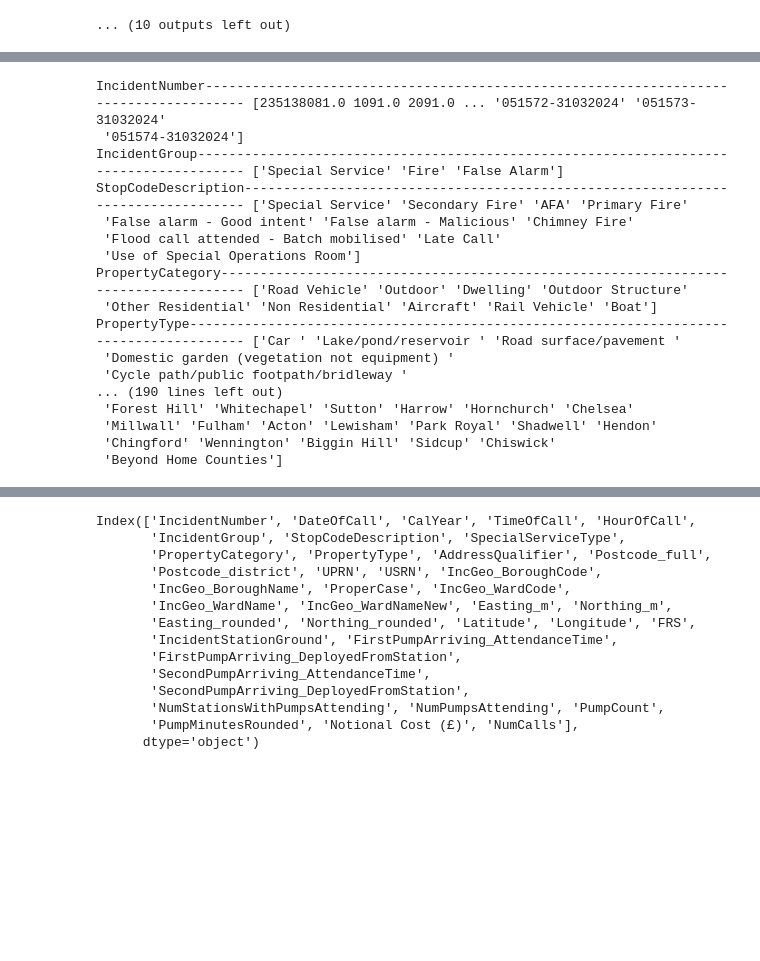
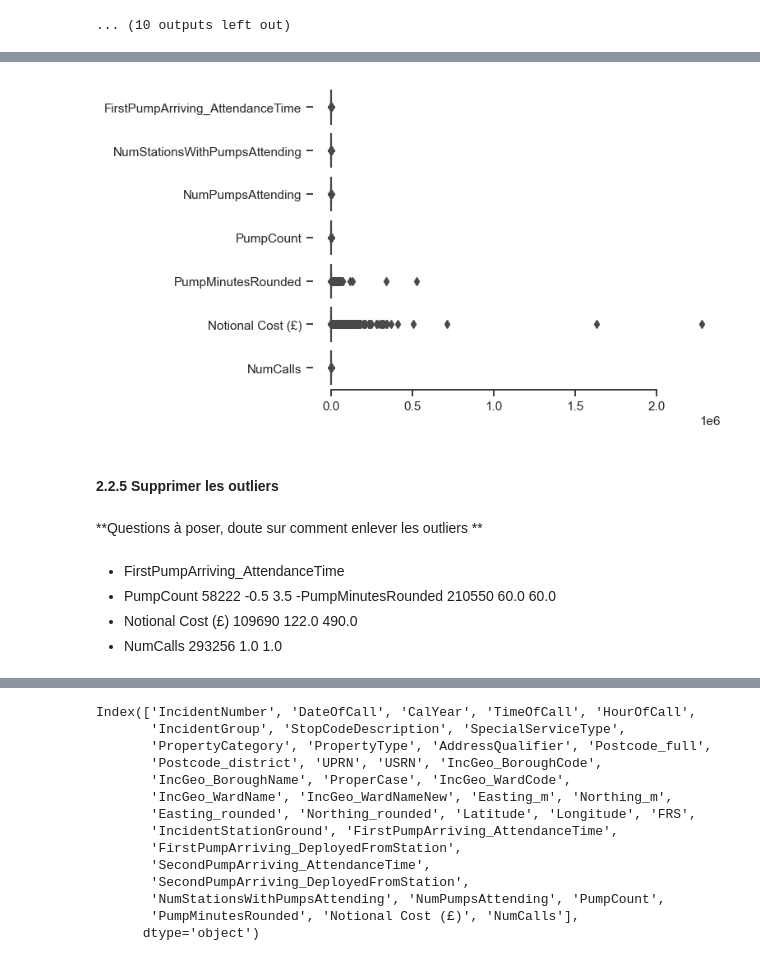
Before and after one commit to FrancescoDatascientest/Jan24_cds_Pompiers, a Jupyter notebook: notebooks/1.0-yng-initial-data-exploration.ipynb, the cells around one changed output, grey strips where cells are left out. Cells and saved outputs as stored; diff of their text form; code cells hidden in the pictures; blank space fills up the shorter version.

```diff
--- a/notebooks/1.0-yng-initial-data-exploration.ipynb
+++ b/notebooks/1.0-yng-initial-data-exploration.ipynb
@@ -522,21 +683,17 @@ for n,i in enumerate(numeric_features):
-# %%
-for col in incidents_df.select_dtypes('object'):
-    print(f'{col :-<100} {incidents_df[col].unique()}')
-# %% [output]
-IncidentNumber-------------------------------------------------------------------------------------- [235138081.0 1091.0 2091.0 ... '051572-31032024' '051573-31032024'
- '051574-31032024']
-IncidentGroup--------------------------------------------------------------------------------------- ['Special Service' 'Fire' 'False Alarm']
-StopCodeDescription--------------------------------------------------------------------------------- ['Special Service' 'Secondary Fire' 'AFA' 'Primary Fire'
- 'False alarm - Good intent' 'False alarm - Malicious' 'Chimney Fire'
- 'Flood call attended - Batch mobilised' 'Late Call'
- 'Use of Special Operations Room']
-PropertyCategory------------------------------------------------------------------------------------ ['Road Vehicle' 'Outdoor' 'Dwelling' 'Outdoor Structure'
- 'Other Residential' 'Non Residential' 'Aircraft' 'Rail Vehicle' 'Boat']
-PropertyType---------------------------------------------------------------------------------------- ['Car ' 'Lake/pond/reservoir ' 'Road surface/pavement '
- 'Domestic garden (vegetation not equipment) '
- 'Cycle path/public footpath/bridleway '
-... (190 lines left out)
- 'Forest Hill' 'Whitechapel' 'Sutton' 'Harrow' 'Hornchurch' 'Chelsea'
- 'Millwall' 'Fulham' 'Acton' 'Lewisham' 'Park Royal' 'Shadwell' 'Hendon'
- 'Chingford' 'Wennington' 'Biggin Hill' 'Sidcup' 'Chiswick'
- 'Beyond Home Counties']
+# %%
+#sns.set_theme(style="ticks")
+ax = sns.boxplot(data=incidents_df[outlier_columns], orient="h")
+sns.despine(trim=True, left=True)
+plt.show()
+# %% [output]
+[figure, added]
+# %% [markdown]
+#### **2.2.5 Supprimer les outliers**
+# %% [markdown]
+**Questions  à poser, doute sur comment enlever les outliers **
+# %% [markdown]
+- FirstPumpArriving_AttendanceTime
+- PumpCount                          58222      -0.5       3.5
+-PumpMinutesRounded                210550      60.0      60.0
+- Notional Cost (£)                 109690     122.0     490.0
+- NumCalls                          293256       1.0       1.0
```
Also changed, not shown: parts of 57 cells of this notebook.
